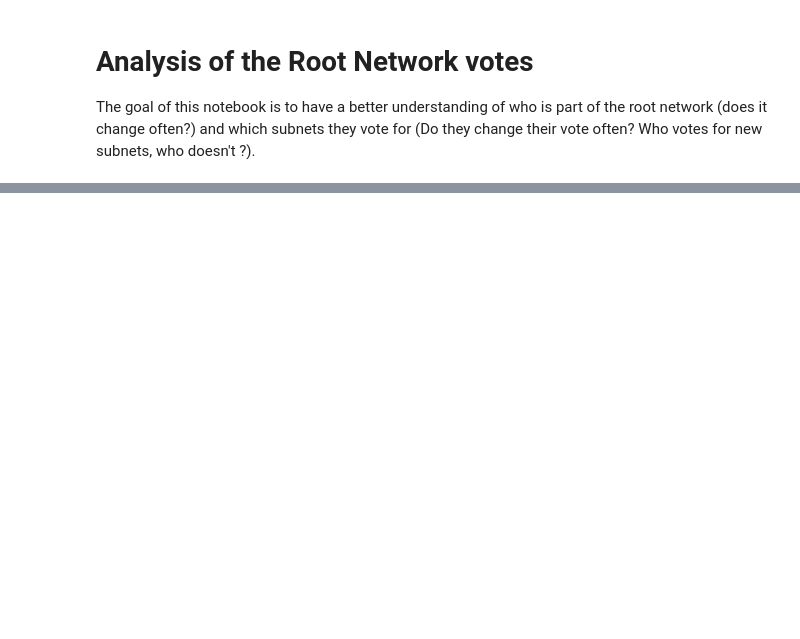
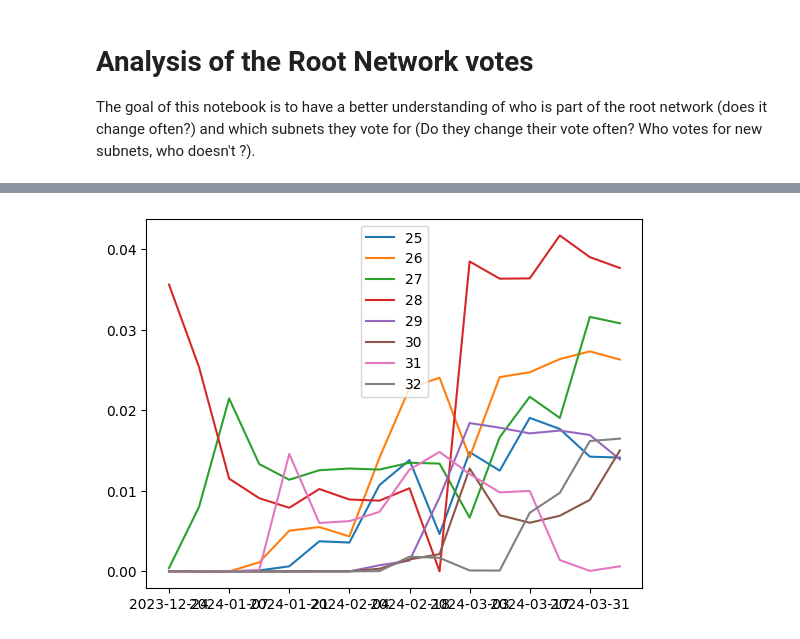
Before and after one commit to Mentat-Minds/network-analysis, a Jupyter notebook: analytics/root-network.ipynb, the cells around one changed output, grey strips where cells are left out. Drawn from its saved outputs; the diff is of its cells as text; code cells hidden in the pictures; blank space fills up the shorter version.

```diff
--- a/analytics/root-network.ipynb
+++ b/analytics/root-network.ipynb
@@ -54,0 +155,6 @@ plt.show()
+# %%
+# je me suis trompé de nom de variable pour celui là
+emissions_data_SN25to32.plot(kind='line')
+plt.show()
+# %% [output]
+[figure, added]
```
Also changed, not shown: parts of 12 cells of this notebook.
